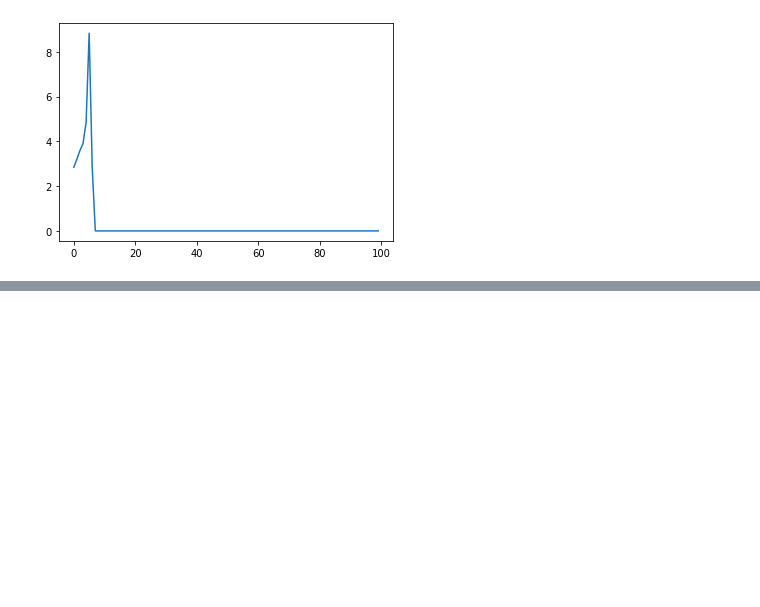
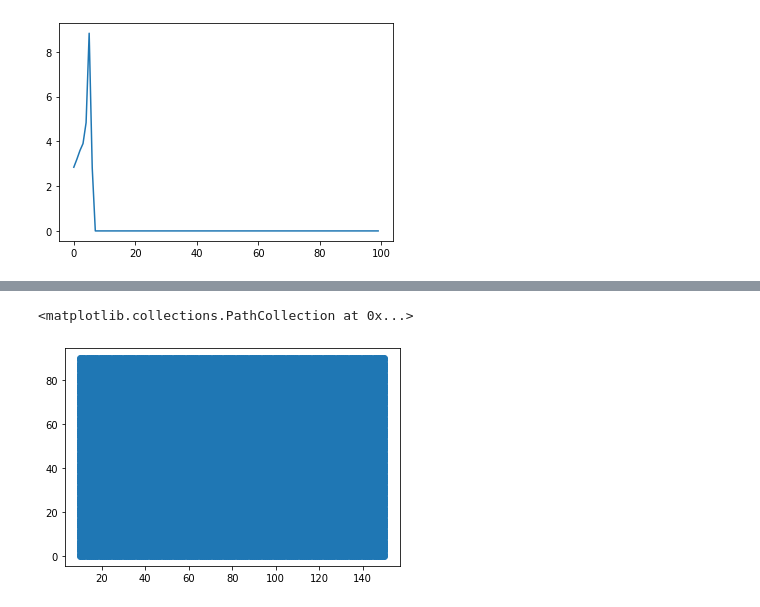
Before and after one commit to Zelenyy/phd-code, a Jupyter notebook: notebooks/16.Sattelite.ipynb, the cells around one changed output, grey strips where cells are left out. Cells and saved outputs as stored; diff of their text form; code cells hidden in the pictures; blank space fills up the shorter version.

```diff
--- a/notebooks/16.Sattelite.ipynb
+++ b/notebooks/16.Sattelite.ipynb
@@ -52,0 +61,5 @@ with tables.open_file(path) as h5file:
+# %%
+plt.scatter(data["energy"][indx], data["theta"][indx])
+# %% [output]
+<matplotlib.collections.PathCollection at 0x...>
+[figure, added]
```
Also changed, not shown: parts of 17 cells of this notebook, 2 other files.
